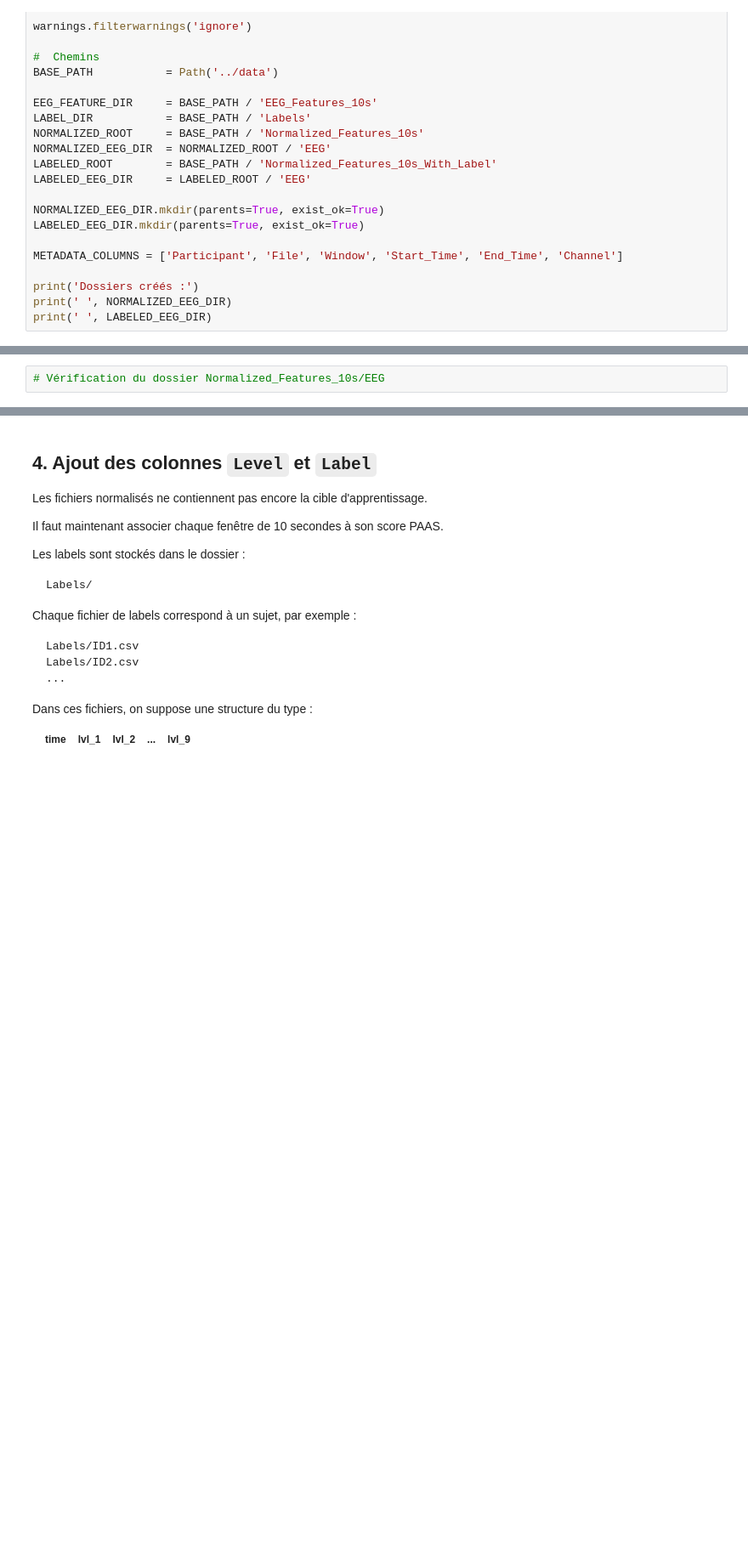
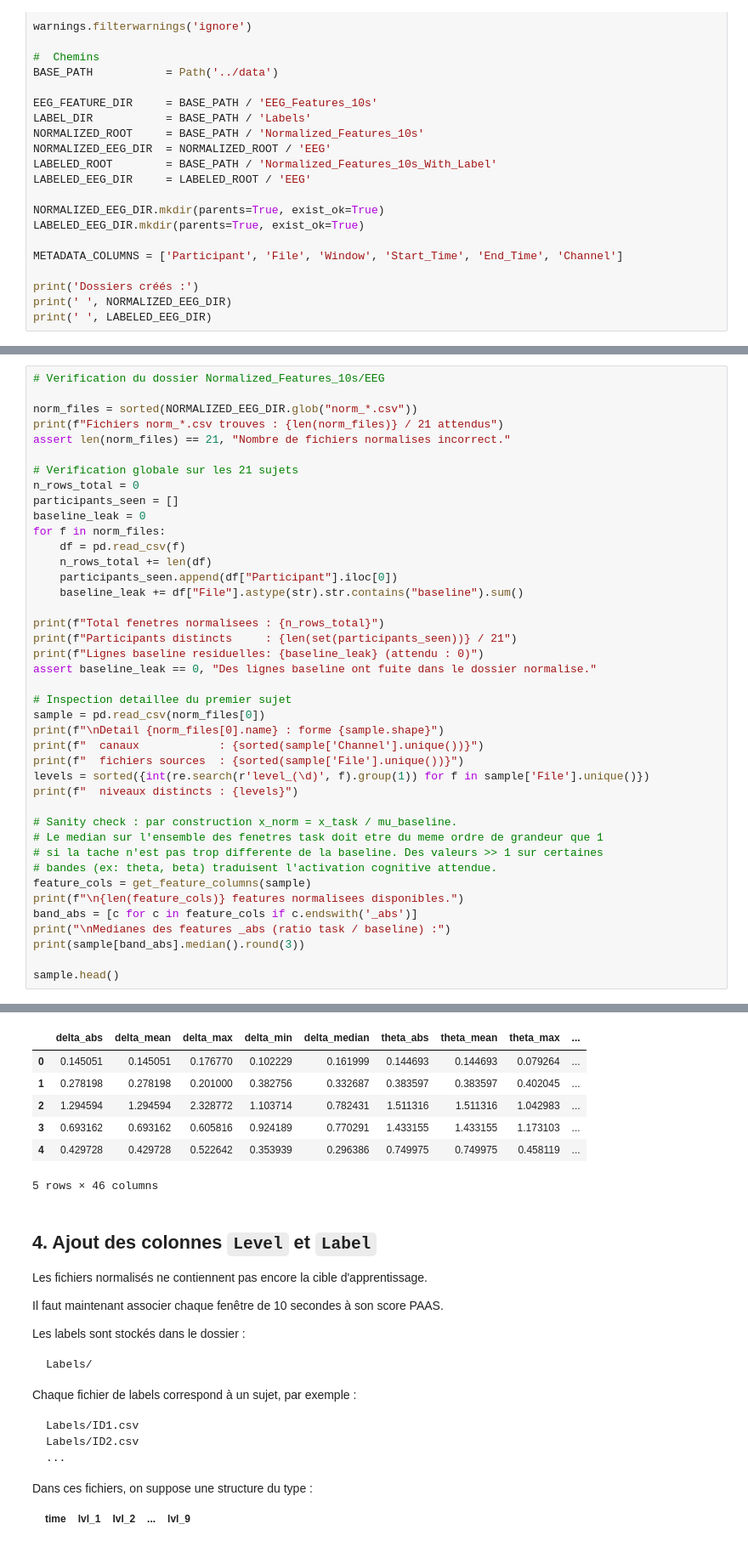
Before and after one commit to medMansouri25/TP_TD_EEG_ENSIM, a Jupyter notebook: TP_merge.ipynb, the cells around one changed output, grey strips where cells are left out. Shown at 85% size. Drawn from its saved outputs; the diff is of its cells as text; blank space fills up the shorter version.

```diff
--- a/TP_merge.ipynb
+++ b/TP_merge.ipynb
@@ -236,2 +299,42 @@ Pourquoi les fichiers de baseline ne sont-ils pas copiés dans le dossier normal
 # %%
-# Vérification du dossier Normalized_Features_10s/EEG
+# Verification du dossier Normalized_Features_10s/EEG
+
+norm_files = sorted(NORMALIZED_EEG_DIR.glob("norm_*.csv"))
+print(f"Fichiers norm_*.csv trouves : {len(norm_files)} / 21 attendus")
+assert len(norm_files) == 21, "Nombre de fichiers normalises incorrect."
+
+# Verification globale sur les 21 sujets
+n_rows_total = 0
+participants_seen = []
+baseline_leak = 0
+for f in norm_files:
+    df = pd.read_csv(f)
+    n_rows_total += len(df)
+    participants_seen.append(df["Participant"].iloc[0])
+    baseline_leak += df["File"].astype(str).str.contains("baseline").sum()
+
+print(f"Total fenetres normalisees : {n_rows_total}")
+print(f"Participants distincts     : {len(set(participants_seen))} / 21")
+print(f"Lignes baseline residuelles: {baseline_leak} (attendu : 0)")
+assert baseline_leak == 0, "Des lignes baseline ont fuite dans le dossier normalise."
+
+# Inspection detaillee du premier sujet
+sample = pd.read_csv(norm_files[0])
+print(f"\nDetail {norm_files[0].name} : forme {sample.shape}")
+print(f"  canaux            : {sorted(sample['Channel'].unique())}")
+print(f"  fichiers sources  : {sorted(sample['File'].unique())}")
+levels = sorted({int(re.search(r'level_(\d)', f).group(1)) for f in sample['File'].unique()})
+print(f"  niveaux distincts : {levels}")
+
+# Sanity check : par construction x_norm = x_task / mu_baseline.
+# Le median sur l'ensemble des fenetres task doit etre du meme ordre de grandeur que 1
+# si la tache n'est pas trop differente de la baseline. Des valeurs >> 1 sur certaines
+# bandes (ex: theta, beta) traduisent l'activation cognitive attendue.
+feature_cols = get_feature_columns(sample)
+print(f"\n{len(feature_cols)} features normalisees disponibles.")
+band_abs = [c for c in feature_cols if c.endswith('_abs')]
+print("\nMedianes des features _abs (ratio task / baseline) :")
+print(sample[band_abs].median().round(3))
+
+sample.head()
+# %% [output]
@@ -238,3 +360,10 @@ Pourquoi les fichiers de baseline ne sont-ils pas copiés dans le dossier normal
+|  | delta_abs | delta_mean | delta_max | delta_min | delta_median | theta_abs | theta_mean | theta_max | ... |
+| 0 | 0.145051 | 0.145051 | 0.176770 | 0.102229 | 0.161999 | 0.144693 | 0.144693 | 0.079264 | ... |
+| 1 | 0.278198 | 0.278198 | 0.201000 | 0.382756 | 0.332687 | 0.383597 | 0.383597 | 0.402045 | ... |
+| 2 | 1.294594 | 1.294594 | 2.328772 | 1.103714 | 0.782431 | 1.511316 | 1.511316 | 1.042983 | ... |
+| 3 | 0.693162 | 0.693162 | 0.605816 | 0.924189 | 0.770291 | 1.433155 | 1.433155 | 1.173103 | ... |
+| 4 | 0.429728 | 0.429728 | 0.522642 | 0.353939 | 0.296386 | 0.749975 | 0.749975 | 0.458119 | ... |
+5 rows × 46 columns
 # %% [markdown]
 ## 4. Ajout des colonnes `Level` et `Label`
 
```
Also changed, not shown: parts of 8 cells of this notebook.
